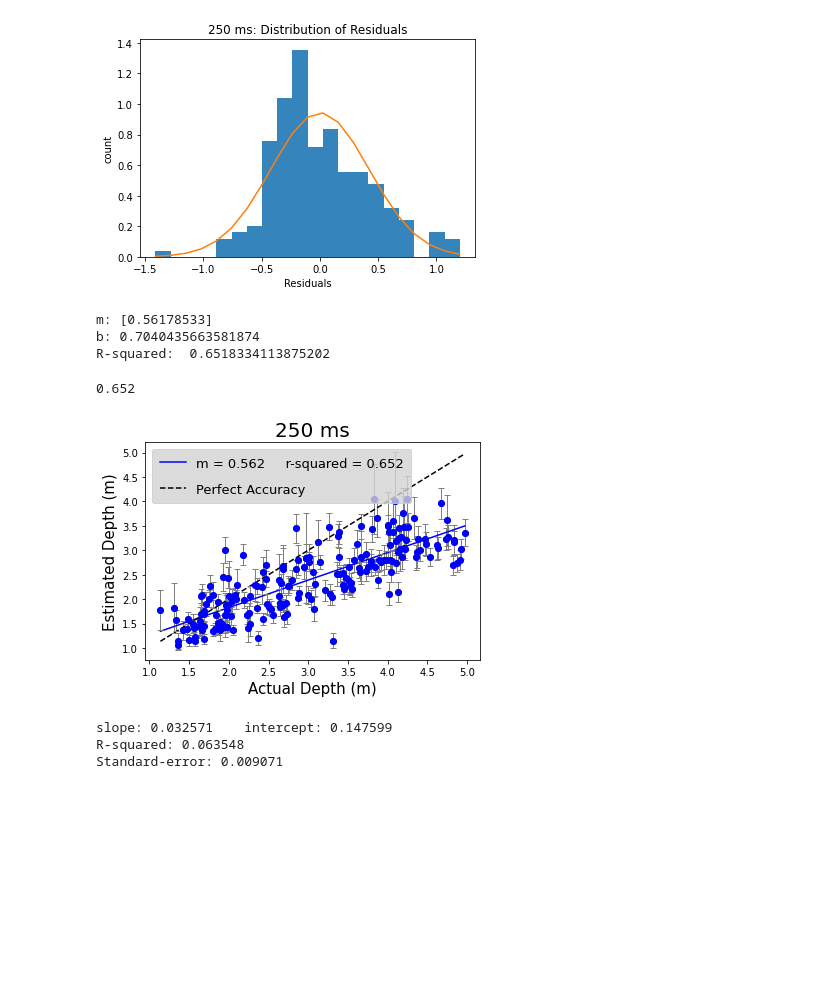
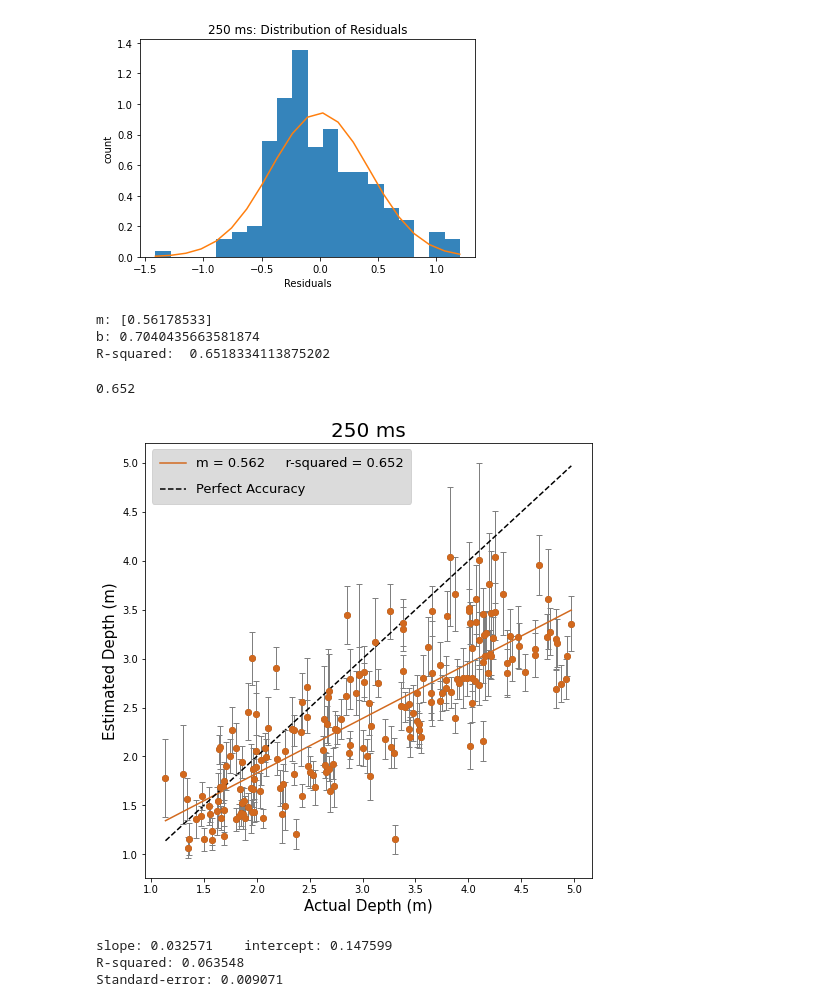
Before and after one commit to prachimahab/depth_duration_analysis, a Jupyter notebook: v3_depthDuration_analysis.ipynb, the cells around one changed output. Drawn from its saved outputs; the diff is of its cells as text; code cells hidden in the pictures; blank space fills up the shorter version.

```diff
--- a/v3_depthDuration_analysis.ipynb
+++ b/v3_depthDuration_analysis.ipynb
@@ -508,7 +508,7 @@ num_feet, num_meters
 # %% [markdown]
 Filter data by removing participants that used meters
 # %%
-for subj in final_subjects:
-    if subj not in feet_subjects:
-        print(subj)
-        final_data.drop(final_data.loc[final_data['subjID']==subj].index, inplace=True)
+# for subj in final_subjects:
+#     if subj not in feet_subjects:
+#         print(subj)
+#         final_data.drop(final_data.loc[final_data['subjID']==subj].index, inplace=True)
@@ -2264,41 +2337,43 @@ plt.show()
 [figure]
 # %%
 from sklearn.linear_model import LinearRegression
+
+plt.figure(figsize = [8,8])
 #run regression
 X_250 = np.array(stim_250).reshape(-1,1)
 y_250 = final_y_250
 reg_250 = LinearRegression().fit(X_250, y_250)
 
 #Generated Predictions
 y_predicted_250 = reg_250.predict(X_250)
 #Plot Our Actual and Predicted Values
 plt.plot(X_250, y_250, 'o', color='black', alpha = 0.5);
-plt.plot(X_250,y_predicted_250,color='blue', label = 'm = ' + str(round(reg_250.coef_[0], 3))
+plt.plot(X_250,y_predicted_250,color='chocolate', label = 'm = ' + str(round(reg_250.coef_[0], 3))
          + '     r-squared = ' + str(round(float(reg_250.score(X_250, y_250)), 3)))
 plt.title("250 ms", fontsize = 20)
 plt.xlabel("Actual Depth (m)", fontsize = 15)
 plt.ylabel("Estimated Depth (m)", fontsize = 15)
 plt.plot(X_250, X_250, label = "Perfect Accuracy", color = 'black',linestyle='--')  # solid
-plt.errorbar(X_250, y_250, yerr=ste_250, elinewidth = 1, ecolor = "gray", fmt = 'or', mfc = "blue", mec = "blue", capsize = 3)
+plt.errorbar(X_250, y_250, yerr=ste_250, elinewidth = 1, ecolor = "gray", fmt = 'or', mfc = "chocolate", mec = "chocolate", capsize = 3)
 
 legend = plt.legend(loc = 0, fontsize = 13, borderpad = 0.6, labelspacing = 1)
 legend.get_frame().set_facecolor('lightgray')
 
 
 #get coefficients and y intercept
 print("m: {0}".format(reg_250.coef_))
 print("b: {0}".format(reg_250.intercept_))
 
 #Returns the coefficient of determination R^2 of the prediction.
 print("R-squared: ", reg_250.score(X_250, y_250))
 
 round(float(reg_250.score(X_250, y_250)), 3)
 # %% [output]
 m: [0.56178533]
 b: 0.7040435663581874
 R-squared:  0.6518334113875202
 0.652
-[figure, old version]
+[figure, new version]
 # %%
 plot_img_ste(stim_250, final_y_250, ste_250, 250)
 
```
Also changed, not shown: parts of 48 cells of this notebook.
